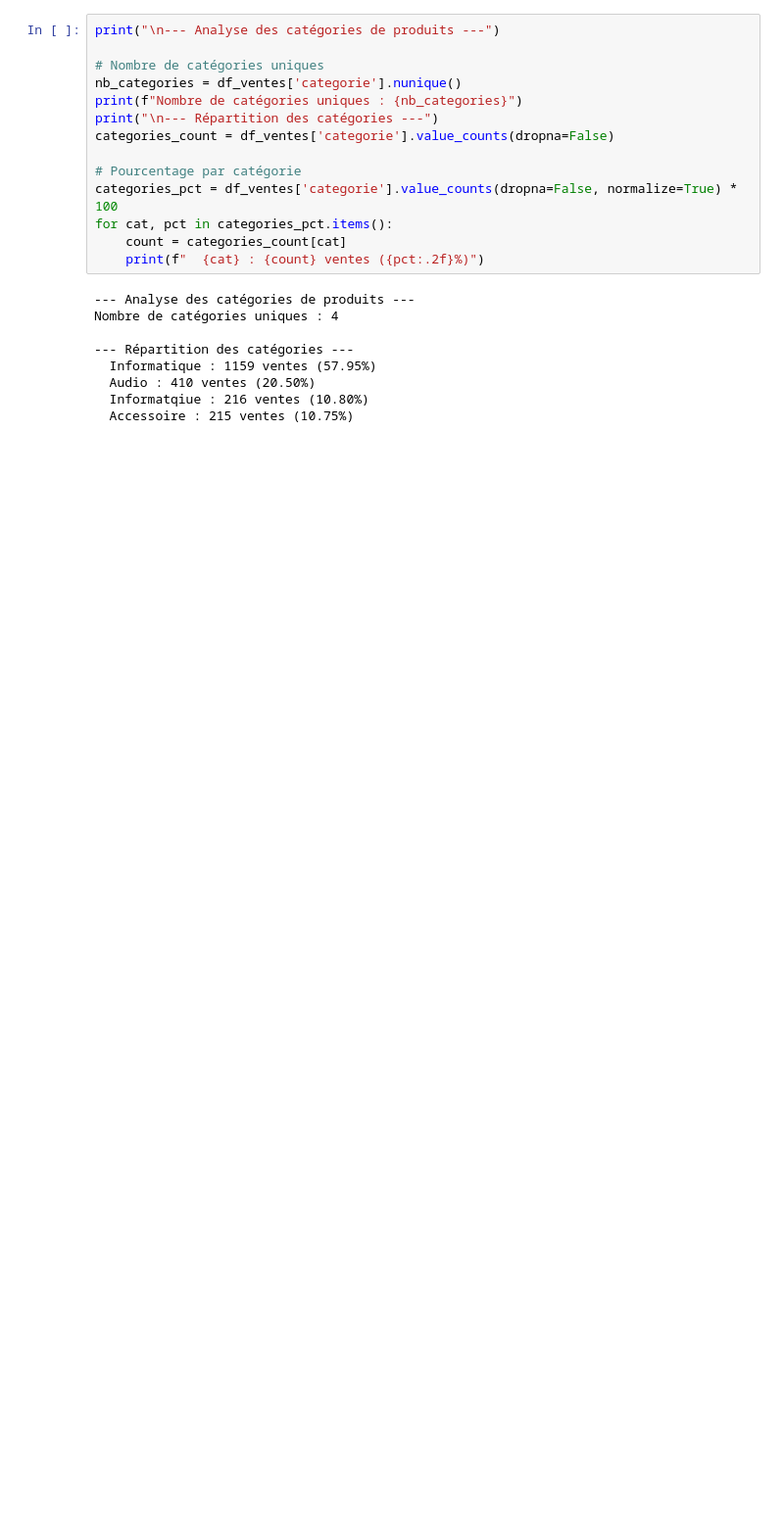
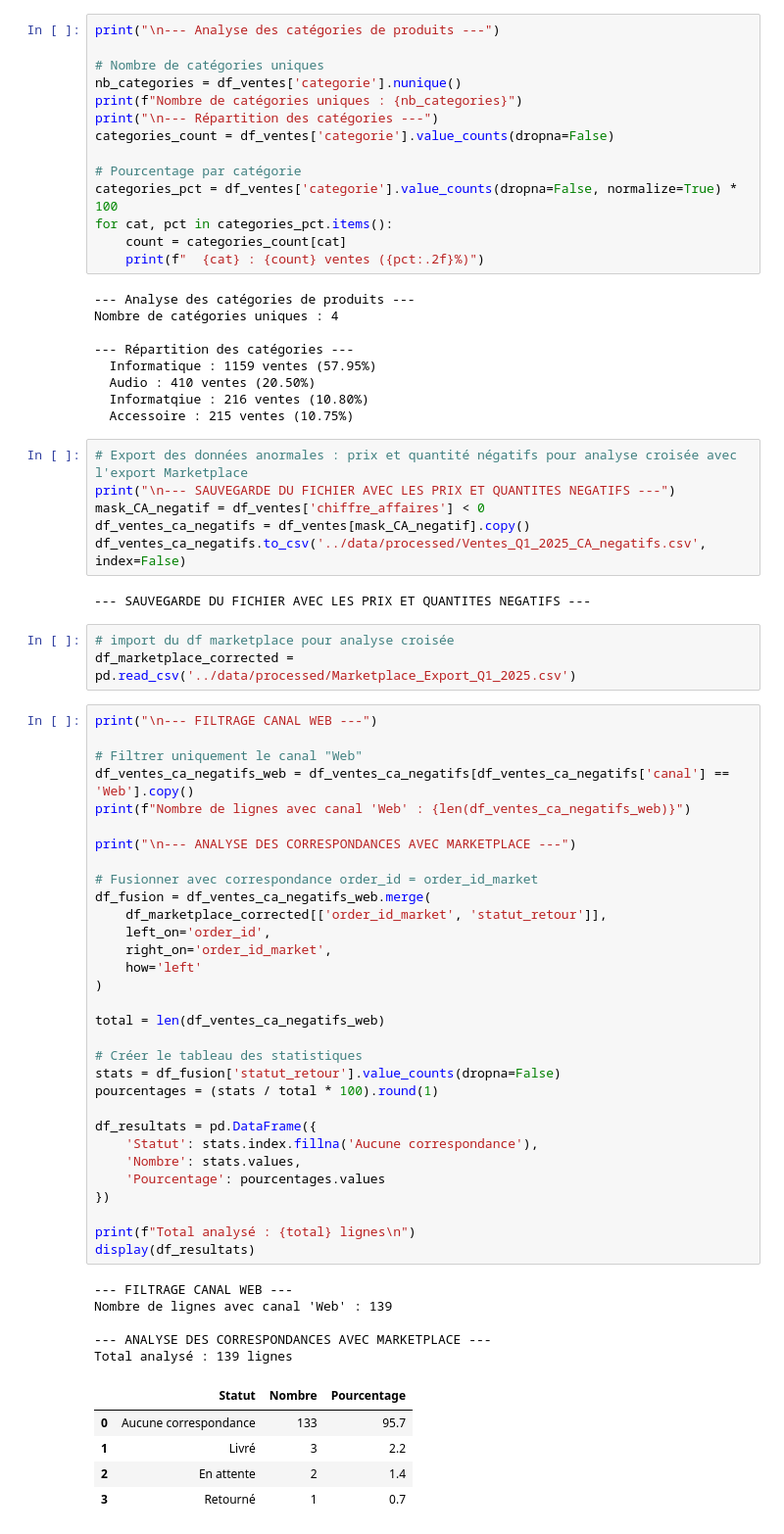
Before and after one commit to Kromaric/data_managment, a Jupyter notebook: notebooks/analyse_ventes_lp.ipynb, the cells around one changed output. Shown at 98% size. Cells and saved outputs as stored; diff of their text form; blank space fills up the shorter version.

Commit message:
feat: analyse cohérence des anomalies entre fichiers

```diff
--- a/notebooks/analyse_ventes_lp.ipynb
+++ b/notebooks/analyse_ventes_lp.ipynb
@@ -197,3 +257,56 @@ Nombre de catégories uniques : 4
   Audio : 410 ventes (20.50%)
   Informatqiue : 216 ventes (10.80%)
   Accessoire : 215 ventes (10.75%)
+# %%
+# Export des données anormales : prix et quantité négatifs pour analyse croisée avec l'export Marketplace
+print("\n--- SAUVEGARDE DU FICHIER AVEC LES PRIX ET QUANTITES NEGATIFS ---")
+mask_CA_negatif = df_ventes['chiffre_affaires'] < 0
+df_ventes_ca_negatifs = df_ventes[mask_CA_negatif].copy()
+df_ventes_ca_negatifs.to_csv('../data/processed/Ventes_Q1_2025_CA_negatifs.csv', index=False)
+# %% [output]
+--- SAUVEGARDE DU FICHIER AVEC LES PRIX ET QUANTITES NEGATIFS ---
+# %%
+# import du df marketplace pour analyse croisée
+df_marketplace_corrected = pd.read_csv('../data/processed/Marketplace_Export_Q1_2025.csv')
+# %%
+print("\n--- FILTRAGE CANAL WEB ---")
+
+# Filtrer uniquement le canal "Web"
+df_ventes_ca_negatifs_web = df_ventes_ca_negatifs[df_ventes_ca_negatifs['canal'] == 'Web'].copy()
+print(f"Nombre de lignes avec canal 'Web' : {len(df_ventes_ca_negatifs_web)}")
+
+print("\n--- ANALYSE DES CORRESPONDANCES AVEC MARKETPLACE ---")
+
+# Fusionner avec correspondance order_id = order_id_market
+df_fusion = df_ventes_ca_negatifs_web.merge(
+    df_marketplace_corrected[['order_id_market', 'statut_retour']],
+    left_on='order_id',
+    right_on='order_id_market',
+    how='left'
+)
+
+total = len(df_ventes_ca_negatifs_web)
+
+# Créer le tableau des statistiques
+stats = df_fusion['statut_retour'].value_counts(dropna=False)
+pourcentages = (stats / total * 100).round(1)
+
+df_resultats = pd.DataFrame({
+    'Statut': stats.index.fillna('Aucune correspondance'),
+    'Nombre': stats.values,
+    'Pourcentage': pourcentages.values
+})
+
+print(f"Total analysé : {total} lignes\n")
+display(df_resultats)
+# %% [output]
+--- FILTRAGE CANAL WEB ---
+Nombre de lignes avec canal 'Web' : 139
+
+--- ANALYSE DES CORRESPONDANCES AVEC MARKETPLACE ---
+Total analysé : 139 lignes
+|  | Statut | Nombre | Pourcentage |
+| 0 | Aucune correspondance | 133 | 95.7 |
+| 1 | Livré | 3 | 2.2 |
+| 2 | En attente | 2 | 1.4 |
+| 3 | Retourné | 1 | 0.7 |
```
Also changed, not shown: parts of 6 cells of this notebook, 4 other files.
